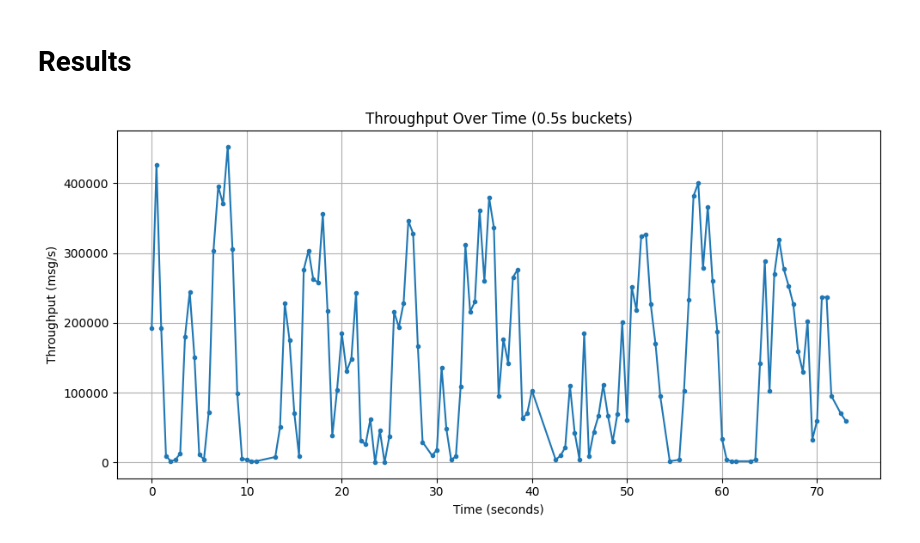
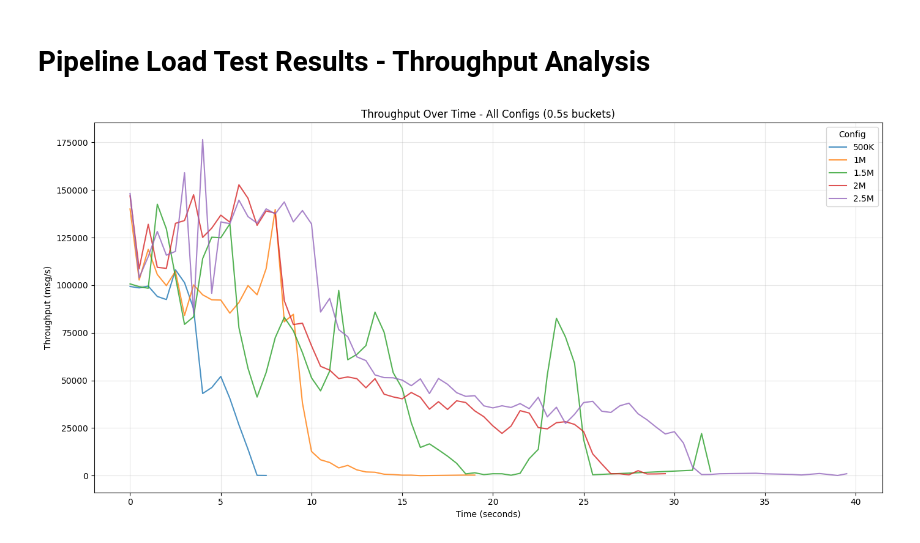
Before and after one commit to supriya-kotturu/chatflow, a Jupyter notebook: results/metrics.ipynb, the cells around one changed output. Drawn from its saved outputs; the diff is of its cells as text; code cells hidden in the pictures.

```diff
--- a/results/metrics.ipynb
+++ b/results/metrics.ipynb
@@ -1,38 +1,59 @@
 # %% [markdown]
-# Results
+# Pipeline Load Test Results - Throughput Analysis
 # %%
 import csv
 from datetime import datetime
 from collections import defaultdict
 import matplotlib.pyplot as plt
+import os
 
-with open("../client-part2/results/metrics.csv") as f:
-    reader = csv.DictReader(f)
-    rows = list(reader)
+# Define test configs and their CSV paths
+configs = {
+    "500K": "500K/metrics.csv",
+    "1M": "1M/metrics.csv",
+    "1.5M": "1_5M/metrics.csv",
+    "2M": "2M/metrics.csv",
+    "2.5M": "2_5M/metrics.csv",
+}
 
-# Parse timestamps and find the start time
-times = [datetime.fromisoformat(r["Timestamp"]) for r in rows]
-start = min(times)
+BUCKET_SIZE = 0.5
 
-# Bucket into 0.5-second intervals
-BUCKET_SIZE = 0.5
-buckets = defaultdict(int)
-for t in times:
-    bucket = (t - start).total_seconds() // BUCKET_SIZE * BUCKET_SIZE
-    buckets[bucket] += 1
+def load_throughput(csv_path):
+    """Read a metrics CSV and return (time_buckets, throughput) arrays."""
+    with open(csv_path) as f:
+        reader = csv.DictReader(f)
+        rows = list(reader)
 
-# Throughput = messages in bucket / bucket size
-x = sorted(buckets.keys())
-y = [buckets[b] / BUCKET_SIZE for b in x]
+    times = [datetime.fromisoformat(r["Timestamp"]) for r in rows]
+    start = min(times)
 
-plt.figure(figsize=(10, 5))
-plt.plot(x, y, marker="o", markersize=3)
+    buckets = defaultdict(int)
+    for t in times:
+        bucket = (t - start).total_seconds() // BUCKET_SIZE * BUCKET_SIZE
+        buckets[bucket] += 1
+
+    x = sorted(buckets.keys())
+    y = [buckets[b] / BUCKET_SIZE for b in x]
+    return x, y
+
+# Plot all configs on one graph
+plt.figure(figsize=(14, 7))
+
+for label, path in configs.items():
+    full_path = os.path.join(os.getcwd(), path)
+    if not os.path.exists(full_path):
+        print(f"Skipping {label}: {full_path} not found")
+        continue
+    x, y = load_throughput(full_path)
+    plt.plot(x, y, label=label, linewidth=1.5, alpha=0.8)
+
 plt.xlabel("Time (seconds)")
 plt.ylabel("Throughput (msg/s)")
-plt.title(f"Throughput Over Time ({BUCKET_SIZE}s buckets)")
-plt.grid(True)
+plt.title(f"Throughput Over Time - All Configs ({BUCKET_SIZE}s buckets)")
+plt.legend(title="Config")
+plt.grid(True, alpha=0.3)
 plt.tight_layout()
-plt.savefig("./throughput-max.png")
+plt.savefig("throughput-comparison.png", dpi=150)
 plt.show()
 # %% [output]
-[figure, old version]
+[figure, new version]
```
Also changed, not shown: parts of 2 cells of this notebook, 26 other files.
